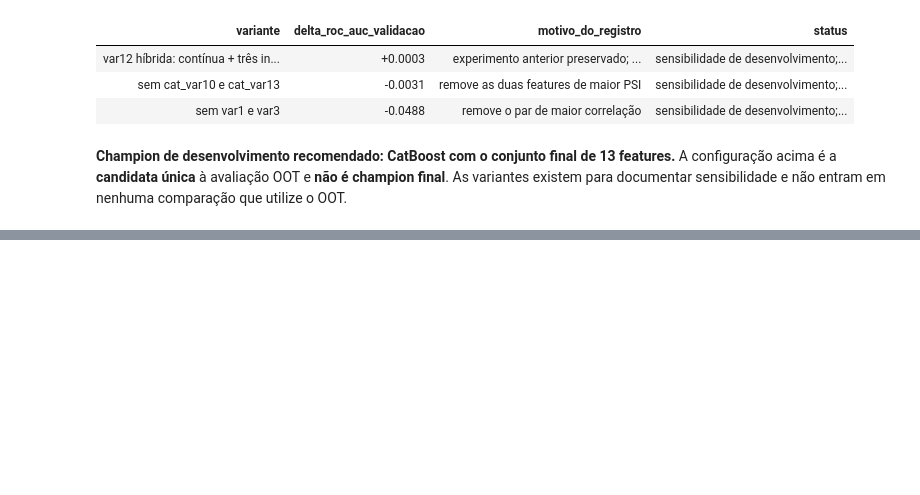
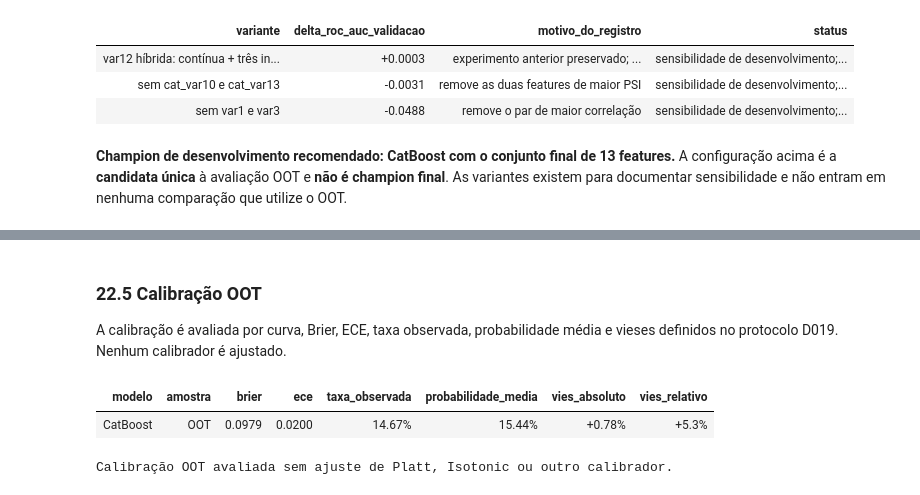
Before and after one commit to ariel-velardo/datascience, a Jupyter notebook: projetos/credit-card-behavior-score/notebooks/credit_card_behavior_score.ipynb, the cells around one changed output, grey strips where cells are left out. Drawn from its saved outputs; the diff is of its cells as text; code cells hidden in the pictures; blank space fills up the shorter version.

```diff
--- a/projetos/credit-card-behavior-score/notebooks/credit_card_behavior_score.ipynb
+++ b/projetos/credit-card-behavior-score/notebooks/credit_card_behavior_score.ipynb
@@ -1767,0 +2262,65 @@ Conjunto final: 13 features | removidas: ['cat_var6', 'cat_var13']
+# %% [markdown]
+### 22.5 Calibração OOT
+
+A calibração é avaliada por curva, Brier, ECE, taxa observada, probabilidade média e vieses definidos no protocolo D019. Nenhum calibrador é ajustado.
+# %%
+diagnostico_calibracao_catboost_oot = tabela_calibracao_agregada_oot.query(
+    "modelo == 'CatBoost' and amostra == 'OOT'"
+).reset_index(drop=True)
+display(diagnostico_calibracao_catboost_oot.style.format({
+    'brier': '{:.4f}',
+    'ece': '{:.4f}',
+    'taxa_observada': '{:.2%}',
+    'probabilidade_media': '{:.2%}',
+    'vies_absoluto': '{:+.2%}',
+    'vies_relativo': '{:+.1%}',
+}).hide(axis='index'))
+
+observado_oot_cal, previsto_oot_cal = calibration_curve(
+    y_oot,
+    prob_catboost_oot,
+    n_bins=10,
+    strategy='quantile',
+)
+fig_calibracao_oot = go.Figure()
+fig_calibracao_oot.add_trace(go.Scatter(
+    x=previsto_oot_cal,
+    y=observado_oot_cal,
+    mode='lines+markers',
+    name='CatBoost final',
+    line=dict(color=CORES['principal'], width=3),
+))
+limite_calibracao_oot = float(max(
+    previsto_oot_cal.max(), observado_oot_cal.max()
+) * 1.05)
+fig_calibracao_oot.add_trace(go.Scatter(
+    x=[0, limite_calibracao_oot],
+    y=[0, limite_calibracao_oot],
+    mode='lines',
+    name='Calibração perfeita',
+    line=dict(color=CORES['cinza'], dash='dash'),
+))
+aplicar_layout_executivo(
+    fig_calibracao_oot,
+    'Calibração do CatBoost no OOT',
+    subtitulo='10 faixas equipopulacionais; nenhuma recalibração',
+    titulo_eixo_x='Probabilidade média prevista',
+    titulo_eixo_y='Taxa observada',
+)
+aplicar_eixo_percentual(fig_calibracao_oot, 'x')
+aplicar_eixo_percentual(fig_calibracao_oot, 'y')
+fig_calibracao_oot.update_layout(
+    title_x=0.02,
+    margin=dict(l=80, r=40, t=150, b=70),
+    legend=dict(orientation='h', yanchor='bottom', y=1.0, xanchor='left', x=0.02),
+)
+fig_calibracao_oot.update_xaxes(range=[0, limite_calibracao_oot])
+fig_calibracao_oot.update_yaxes(range=[0, limite_calibracao_oot])
+fig_calibracao_oot.show()
+salvar_grafico(fig_calibracao_oot, 'final_13_calibracao_oot', PASTA_FIGURAS)
+assert calibrador_final is None
+print('Calibração OOT avaliada sem ajuste de Platt, Isotonic ou outro calibrador.')
+# %% [output]
+| modelo | amostra | brier | ece | taxa_observada | probabilidade_media | vies_absoluto | vies_relativo |
+| CatBoost | OOT | 0.0979 | 0.0200 | 14.67% | 15.44% | +0.78% | +5.3% |
+Calibração OOT avaliada sem ajuste de Platt, Isotonic ou outro calibrador.
```
Also changed, not shown: parts of 29 cells of this notebook, 8 other files.
